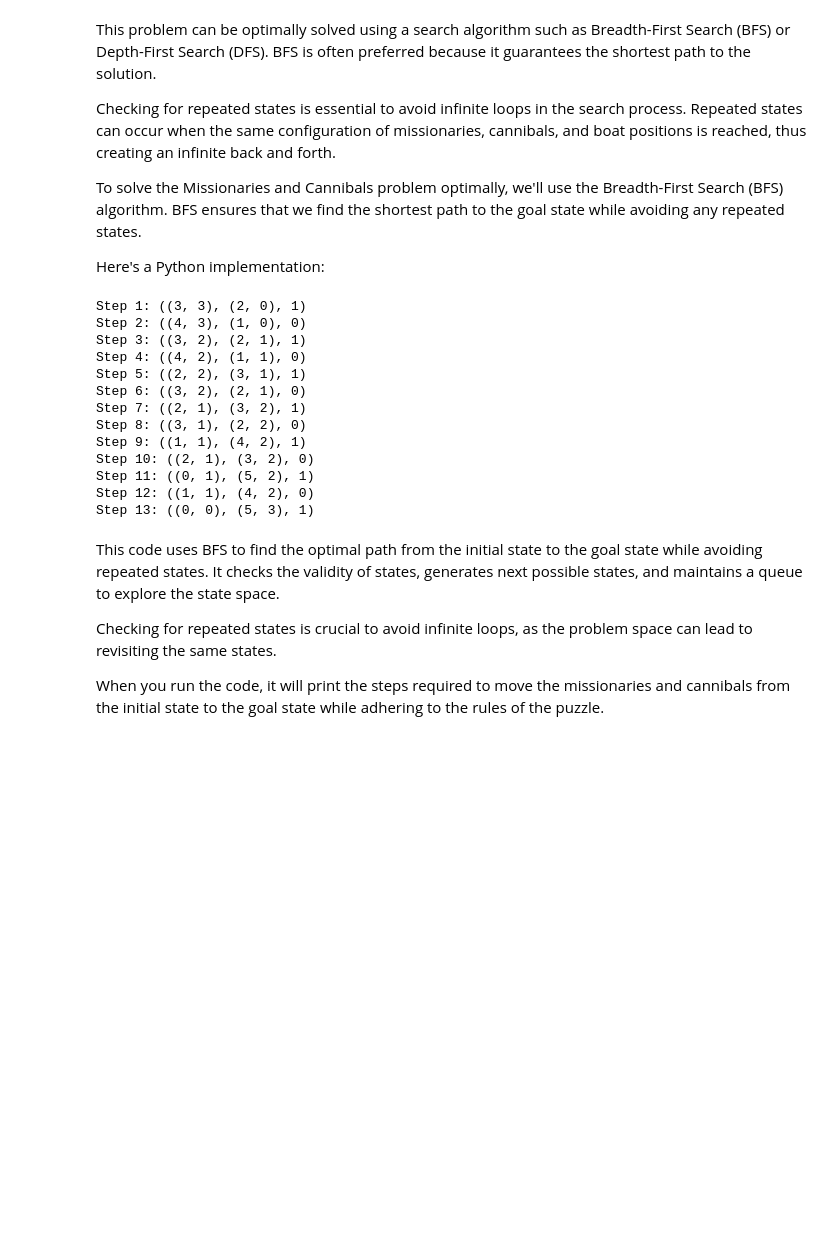
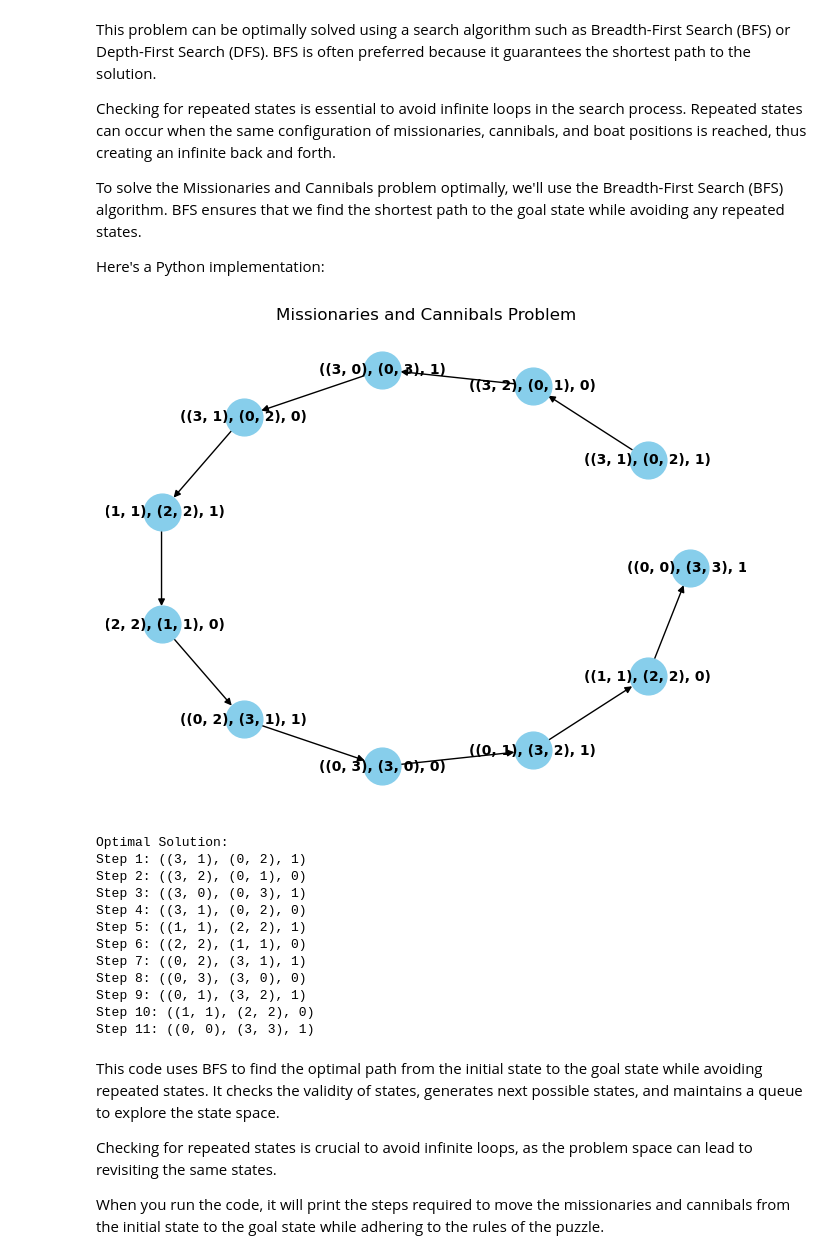
Before and after one commit to panchi64/ai-hw, a Jupyter notebook: hw-3/Group B - Programming Assignment 3.ipynb, the cells around one changed output. Cells and saved outputs as stored; diff of their text form; code cells hidden in the pictures; blank space fills up the shorter version.

```diff
--- a/hw-3/Group B - Programming Assignment 3.ipynb
+++ b/hw-3/Group B - Programming Assignment 3.ipynb
@@ -197,47 +230,68 @@ def generate_next_states(state):
 
     # Return the list of possible next states after all moves have been considered
     return possible_states
 
 
 # Define the BFS function to find the solution
 def bfs(initial_state, goal_state):
     visited = set()
     queue = deque([(initial_state, [])])
 
     while queue:
         state, path = queue.popleft()
         visited.add(tuple(state))  # Convert the state to a tuple before adding to set
 
         if state == goal_state:
             return path
 
         for next_state in generate_next_states(state):
             if tuple(next_state) not in visited:  # Convert the next_state to a tuple for comparison
                 queue.append((next_state, path + [next_state]))
 
     return None
 
-# Find and print the optimal solution
+# Create a directed graph
+G = nx.DiGraph()
+
+# Add initial and goal states to the graph
+G.add_node(goal_state)
+
+# Find and add optimal path to the graph
 optimal_path = bfs(initial_state, goal_state)
 if optimal_path:
+    for step, state in enumerate(optimal_path):
+        if state not in G:
+            G.add_node(state)
+        if step > 0:
+            G.add_edge(optimal_path[step - 1], state)
+
+# Plot the graph
+pos = nx.circular_layout(G)  # Positions for all nodes
+nx.draw(G, pos, with_labels=True, node_size=700, node_color="skyblue", font_size=10, font_weight="bold")
+plt.title("Missionaries and Cannibals Problem")
+plt.show()
+
+# Print the optimal solution
+if optimal_path:
+    print("Optimal Solution:")
     for step, state in enumerate(optimal_path):
         print(f"Step {step + 1}: {state}")
 else:
     print("No solution found.")
 # %% [output]
+[figure, added]
-Step 1: ((3, 3), (2, 0), 1)
-Step 2: ((4, 3), (1, 0), 0)
-Step 3: ((3, 2), (2, 1), 1)
-Step 4: ((4, 2), (1, 1), 0)
-Step 5: ((2, 2), (3, 1), 1)
-Step 6: ((3, 2), (2, 1), 0)
-Step 7: ((2, 1), (3, 2), 1)
-Step 8: ((3, 1), (2, 2), 0)
-Step 9: ((1, 1), (4, 2), 1)
-Step 10: ((2, 1), (3, 2), 0)
-Step 11: ((0, 1), (5, 2), 1)
-Step 12: ((1, 1), (4, 2), 0)
-Step 13: ((0, 0), (5, 3), 1)
+Optimal Solution:
+Step 1: ((3, 1), (0, 2), 1)
+Step 2: ((3, 2), (0, 1), 0)
+Step 3: ((3, 0), (0, 3), 1)
+Step 4: ((3, 1), (0, 2), 0)
+Step 5: ((1, 1), (2, 2), 1)
+Step 6: ((2, 2), (1, 1), 0)
+Step 7: ((0, 2), (3, 1), 1)
+Step 8: ((0, 3), (3, 0), 0)
+Step 9: ((0, 1), (3, 2), 1)
+Step 10: ((1, 1), (2, 2), 0)
+Step 11: ((0, 0), (3, 3), 1)
 # %% [markdown]
 This code uses BFS to find the optimal path from the initial state to the goal state while avoiding repeated states. It checks the validity of states, generates next possible states, and maintains a queue to explore the state space.
 
```
Also changed, not shown: parts of 2 cells of this notebook.
